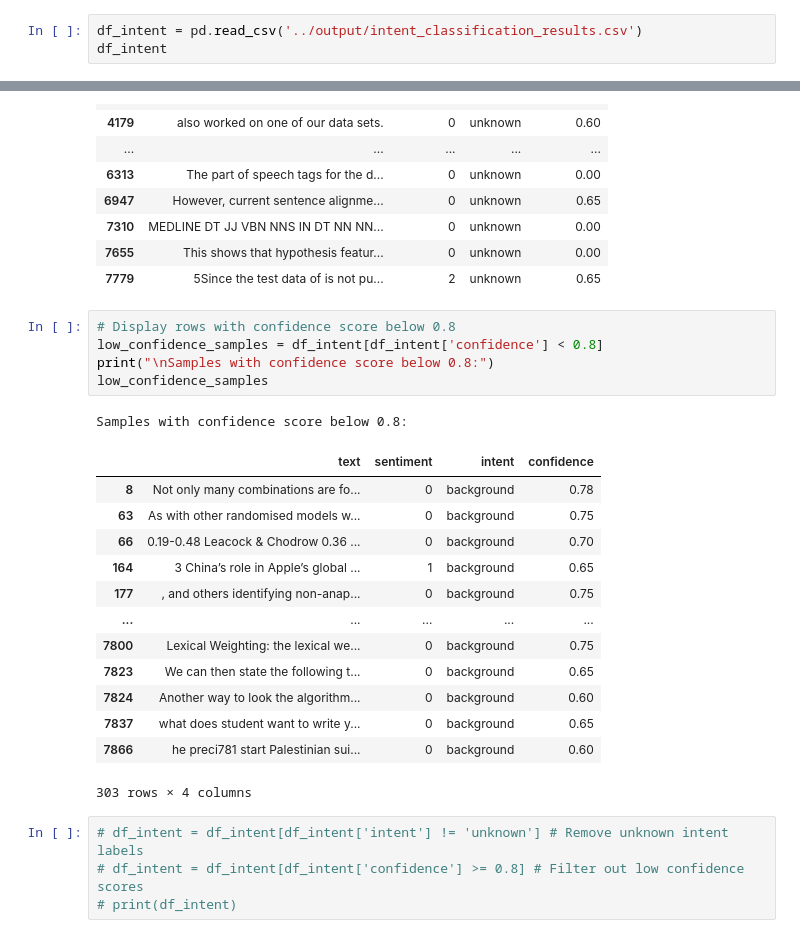
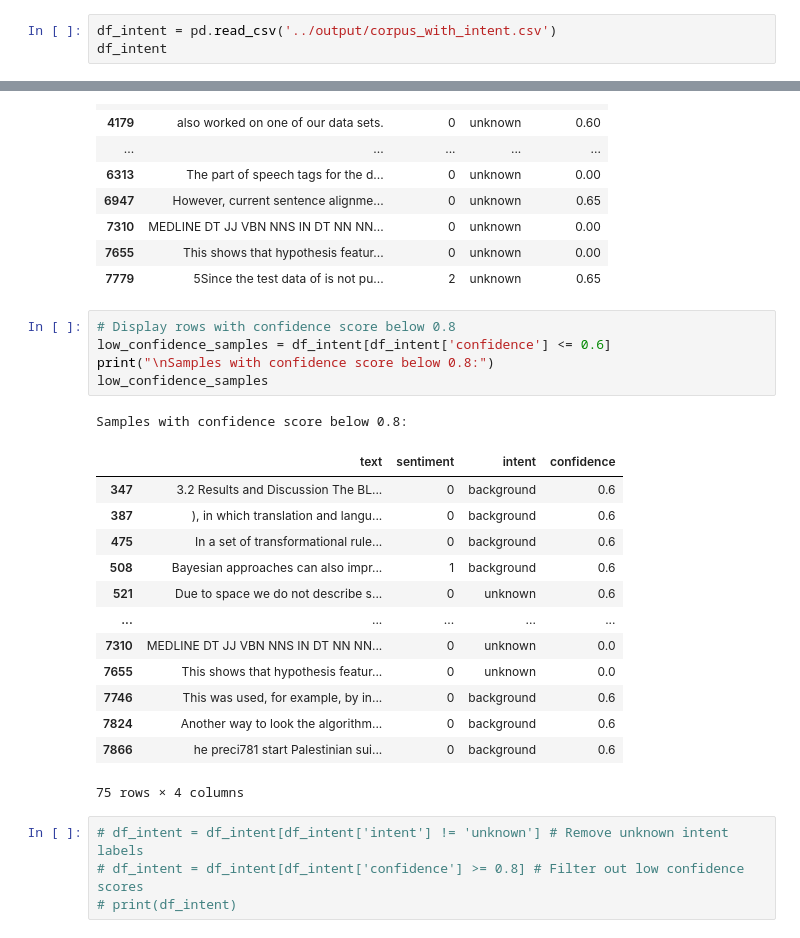
Before and after one commit to goghvan1113/TDCSA, a Jupyter notebook: data/visualize.ipynb, the cells around one changed output, grey strips where cells are left out. Saved outputs shown, nothing was run; the diff lists cells and outputs as text.

```diff
--- a/data/visualize.ipynb
+++ b/data/visualize.ipynb
@@ -187,7 +187,7 @@ df_aug.head(20)
 # %% [markdown]
 ## intent_classification_results.csv
 # %%
-df_intent = pd.read_csv('../output/intent_classification_results.csv')
+df_intent = pd.read_csv('../output/corpus_with_intent.csv')
 df_intent
 # %% [output]
 |  | text | sentiment | intent | confidence |
@@ -254,24 +254,24 @@ Samples with 'unknown' intent:
 | 7779 | 5Since the test data of is not pu... | 2 | unknown | 0.65 |
 # %%
 # Display rows with confidence score below 0.8
-low_confidence_samples = df_intent[df_intent['confidence'] < 0.8]
+low_confidence_samples = df_intent[df_intent['confidence'] <= 0.6]
 print("\nSamples with confidence score below 0.8:")
 low_confidence_samples
 # %% [output]
 Samples with confidence score below 0.8:
 |  | text | sentiment | intent | confidence |
-| 8 | Not only many combinations are fo... | 0 | background | 0.78 |
-| 63 | As with other randomised models w... | 0 | background | 0.75 |
-| 66 | 0.19-0.48 Leacock & Chodrow 0.36 ... | 0 | background | 0.70 |
-| 164 | 3 China’s role in Apple’s global ... | 1 | background | 0.65 |
-| 177 | , and others identifying non-anap... | 0 | background | 0.75 |
+| 347 | 3.2 Results and Discussion The BL... | 0 | background | 0.6 |
+| 387 | ), in which translation and langu... | 0 | background | 0.6 |
+| 475 | In a set of transformational rule... | 0 | background | 0.6 |
+| 508 | Bayesian approaches can also impr... | 1 | background | 0.6 |
+| 521 | Due to space we do not describe s... | 0 | unknown | 0.6 |
 | ... | ... | ... | ... | ... |
-| 7800 | Lexical Weighting: the lexical we... | 0 | background | 0.75 |
-| 7823 | We can then state the following t... | 0 | background | 0.65 |
-| 7824 | Another way to look the algorithm... | 0 | background | 0.60 |
-| 7837 | what does student want to write y... | 0 | background | 0.65 |
-| 7866 | he preci781 start Palestinian sui... | 0 | background | 0.60 |
+| 7310 | MEDLINE DT JJ VBN NNS IN DT NN NN... | 0 | unknown | 0.0 |
+| 7655 | This shows that hypothesis featur... | 0 | unknown | 0.0 |
+| 7746 | This was used, for example, by in... | 0 | background | 0.6 |
+| 7824 | Another way to look the algorithm... | 0 | background | 0.6 |
+| 7866 | he preci781 start Palestinian sui... | 0 | background | 0.6 |
-303 rows × 4 columns
+75 rows × 4 columns
 # %%
 # df_intent = df_intent[df_intent['intent'] != 'unknown'] # Remove unknown intent labels
 # df_intent = df_intent[df_intent['confidence'] >= 0.8] # Filter out low confidence scores
```
Also changed, not shown: parts of 9 cells of this notebook, 15 other files.
